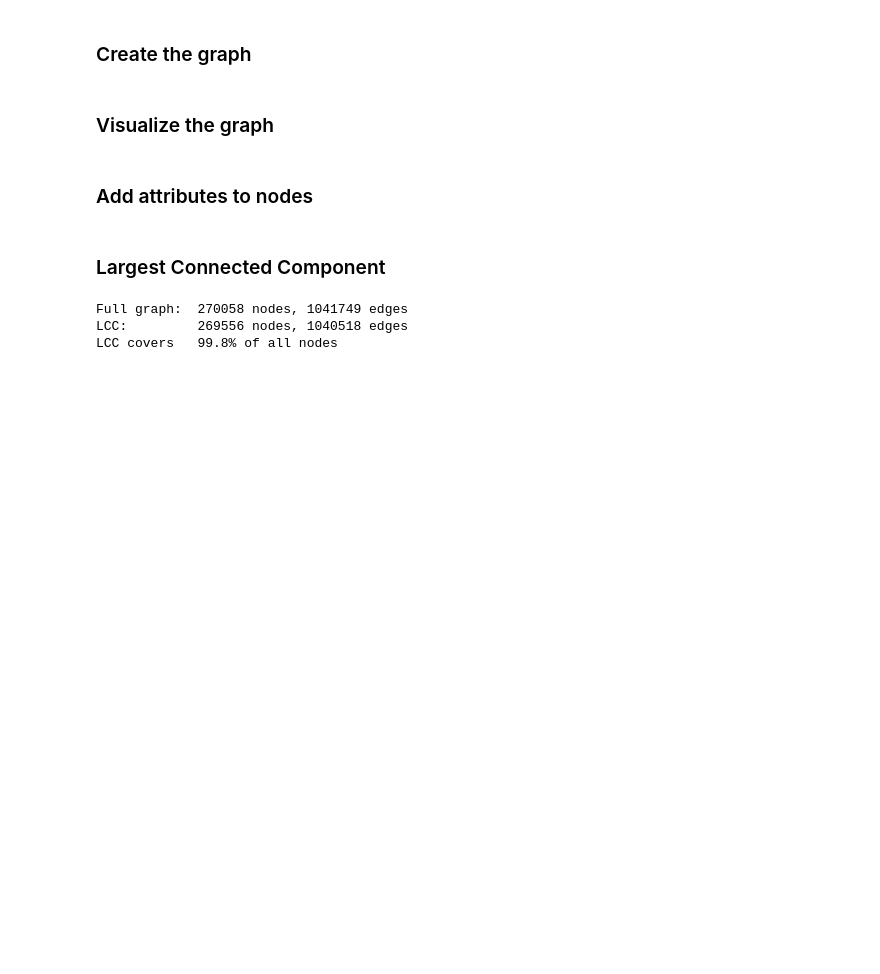
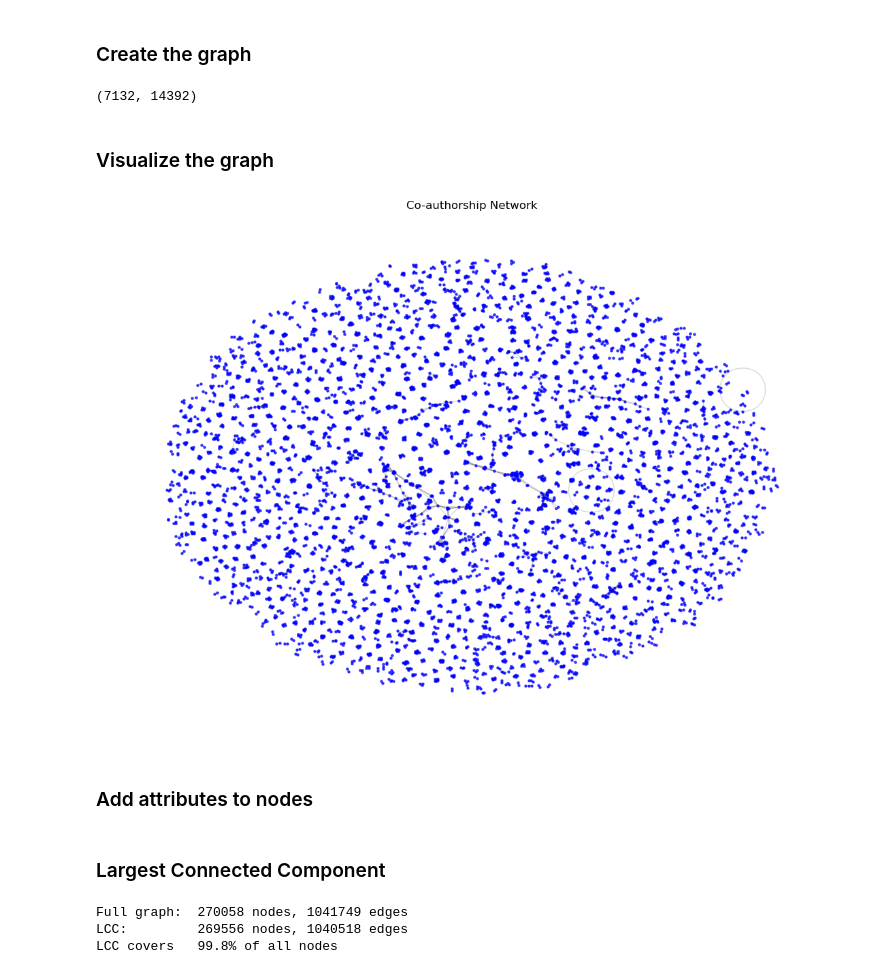
Before and after one commit to oggefaderen/CompSci, a Jupyter notebook: Week4/graph.ipynb, the cells around one changed output. Drawn from its saved outputs; the diff is of its cells as text; code cells hidden in the pictures; blank space fills up the shorter version.

```diff
--- a/Week4/graph.ipynb
+++ b/Week4/graph.ipynb
@@ -7,10 +7,10 @@ import ast
 # %%
 #df = pd.read_csv('/Users/oskarkarlsson/Desktop/DTU/4. Semester/Social Science/CompSci/Week3/Oskar/D2_temp_papers.csv')
 df = pd.read_csv('final_papers.csv')
-
+df
 df['author_ids'] = df['author_ids'].apply(ast.literal_eval)#.dropna()
 #Take only a half of the dataset to speed up the process
-df = df.sample(frac=0.25, random_state=1)
+df = df.sample(frac=0.01, random_state=1)
 # %% [markdown]
 ### Create the graph
 # %%
@@ -33,16 +33,22 @@ weighted_edgelist = [(a, b, count) for (a, b), count in pair_counts.items()]
 # Create weighted edges in the graph
 G.add_weighted_edges_from(weighted_edgelist) # Adds edges with weights in the metadata of the graph, also creates nodes
 weights = [G[u][v]['weight'] for u, v in G.edges()] # Extract the weights for visualization
+# %%
+len(G), len(weighted_edgelist)
+# %% [output]
+(7132, 14392)
 # %% [markdown]
 ### Visualize the graph
 # %%
 plt.figure(figsize=(14, 10))
 pos = nx.spring_layout(G, k=0.5, seed=42)  # Position nodes using the spring layout
-nx.draw_networkx_nodes(G, pos, node_size=50, node_color='blue', alpha=0.7)
+nx.draw_networkx_nodes(G, pos, node_size=5, node_color='blue', alpha=0.7)
 nx.draw_networkx_edges(G, pos, alpha=0.3, edge_color='gray', width=weights)
 plt.title('Co-authorship Network')
 plt.axis('off')
 plt.show()
+# %% [output]
+[figure, added]
 # %% [markdown]
 ### Add attributes to nodes
 # %%
```
